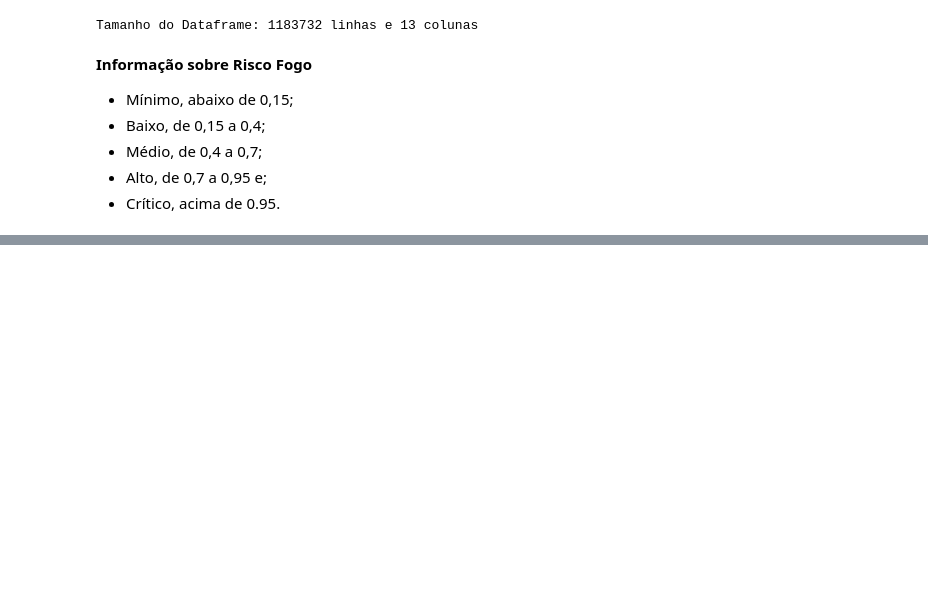
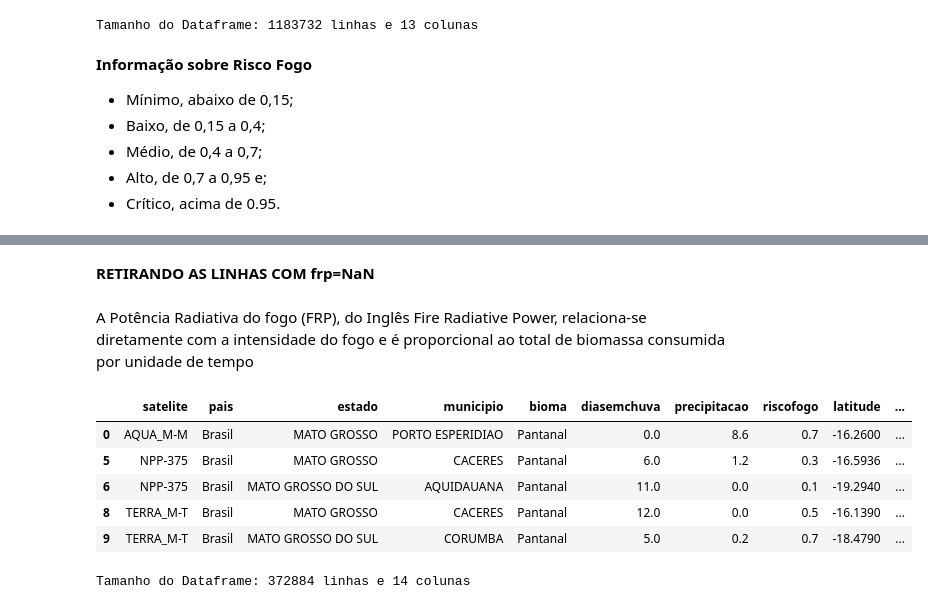
Before and after one commit to charlespimentel/PROJ_QUEIMA_BR, a Jupyter notebook: Inpe_12_21.ipynb, the cells around one changed output, grey strips where cells are left out. Cells and saved outputs as stored; diff of their text form; code cells hidden in the pictures; blank space fills up the shorter version.

```diff
--- a/Inpe_12_21.ipynb
+++ b/Inpe_12_21.ipynb
@@ -162,0 +165,2 @@ Tamanho do Dataframe: 1183732 linhas e 13 colunas
+# %%
+df['coordenadas_mapa'] = list(zip(df.latitude, df.longitude))
@@ -162,0 +180,19 @@ Tamanho do Dataframe: 1183732 linhas e 13 colunas
+# %% [markdown]
+**RETIRANDO AS LINHAS COM frp=NaN**
+# %%
+df = df.dropna(subset=["frp"])
+# %% [markdown]
+A Potência Radiativa do fogo (FRP), do Inglês Fire Radiative Power, relaciona-se diretamente com a intensidade do fogo e é proporcional ao total de biomassa consumida por unidade de tempo
+# %%
+df.head(5)
+# %% [output]
+|  | satelite | pais | estado | municipio | bioma | diasemchuva | precipitacao | riscofogo | latitude | ... |
+| 0 | AQUA_M-M | Brasil | MATO GROSSO | PORTO ESPERIDIAO | Pantanal | 0.0 | 8.6 | 0.7 | -16.2600 | ... |
+| 5 | NPP-375 | Brasil | MATO GROSSO | CACERES | Pantanal | 6.0 | 1.2 | 0.3 | -16.5936 | ... |
+| 6 | NPP-375 | Brasil | MATO GROSSO DO SUL | AQUIDAUANA | Pantanal | 11.0 | 0.0 | 0.1 | -19.2940 | ... |
+| 8 | TERRA_M-T | Brasil | MATO GROSSO | CACERES | Pantanal | 12.0 | 0.0 | 0.5 | -16.1390 | ... |
+| 9 | TERRA_M-T | Brasil | MATO GROSSO DO SUL | CORUMBA | Pantanal | 5.0 | 0.2 | 0.7 | -18.4790 | ... |
+# %%
+print(f'Tamanho do Dataframe: {df.shape[0]} linhas e {df.shape[1]} colunas') # Descreve o tamanho do dataframe em uma tupla
+# %% [output]
+Tamanho do Dataframe: 372884 linhas e 14 colunas
```
Also changed, not shown: parts of 3 cells of this notebook.
